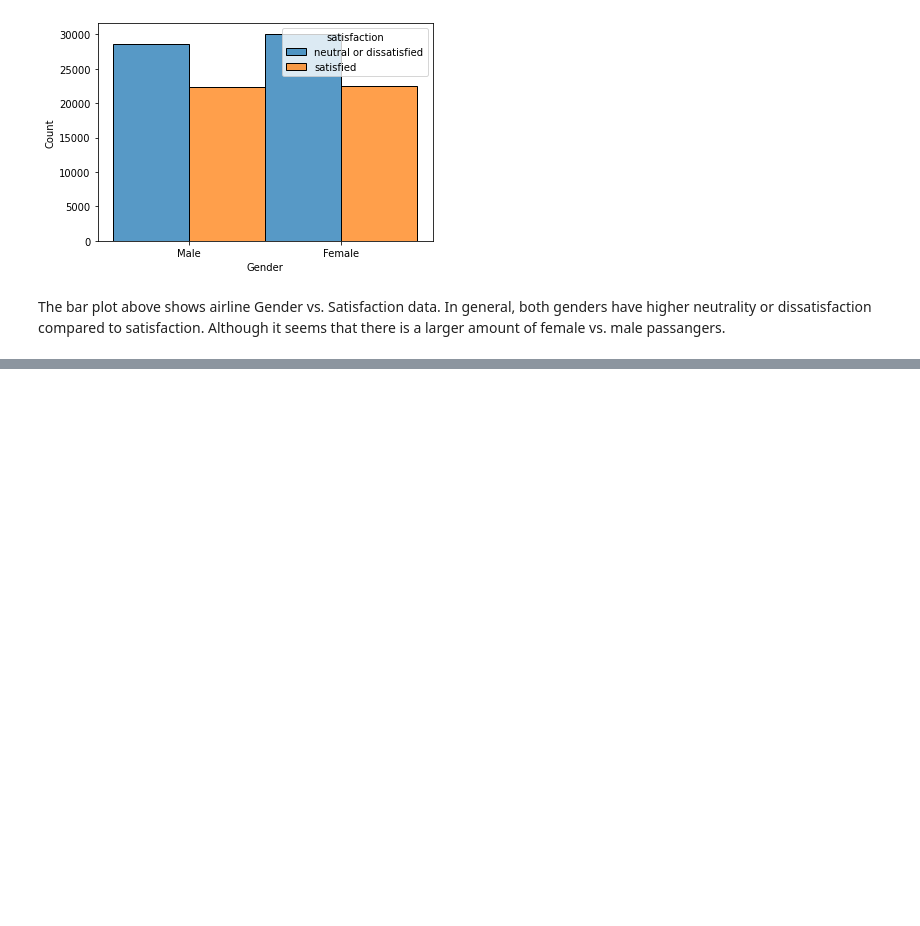
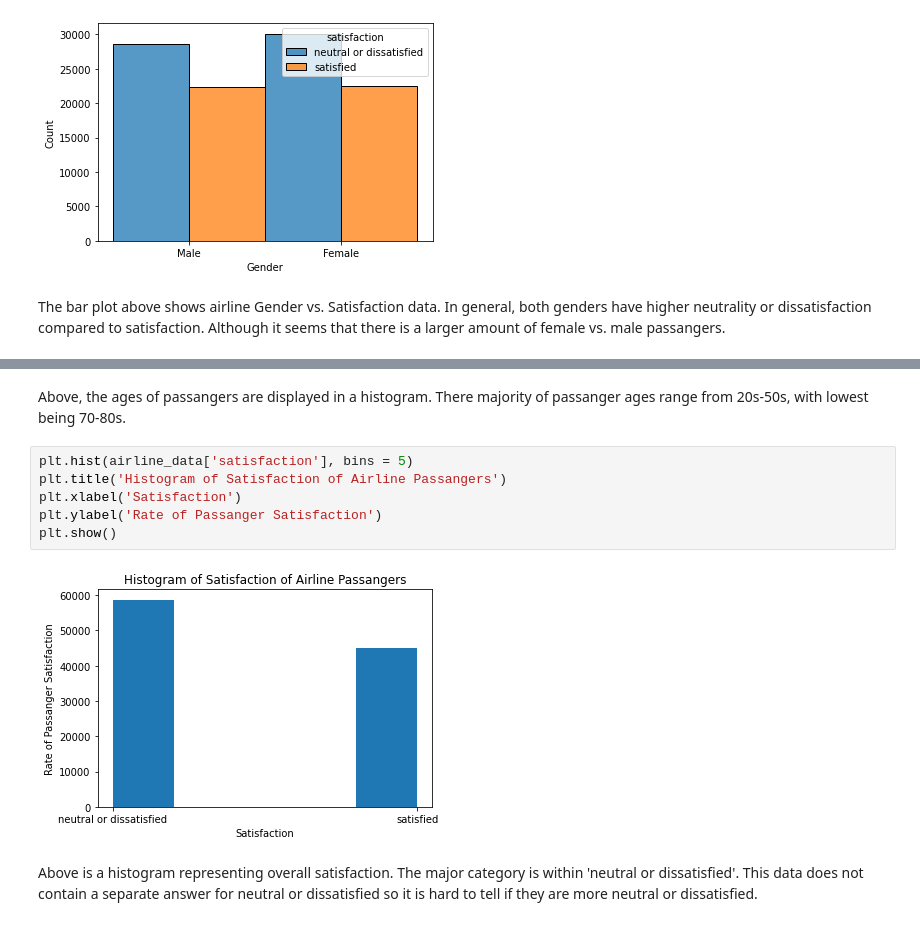
Before and after one commit to pemiran1/Capstone-Two-Airline-Satisfaction-Project, a Jupyter notebook: airline-project.ipynb, the cells around one changed output, grey strips where cells are left out. Cells and saved outputs as stored; diff of their text form; blank space fills up the shorter version.

```diff
--- a/airline-project.ipynb
+++ b/airline-project.ipynb
@@ -473,0 +475,12 @@ plt.show()
+# %% [markdown]
+Above, the ages of passangers are displayed in a histogram. There majority of passanger ages range from 20s-50s, with lowest being 70-80s.
+# %%
+plt.hist(airline_data['satisfaction'], bins = 5)
+plt.title('Histogram of Satisfaction of Airline Passangers')
+plt.xlabel('Satisfaction')
+plt.ylabel('Rate of Passanger Satisfaction')
+plt.show()
+# %% [output]
+[figure, added]
+# %% [markdown]
+Above is a histogram representing overall satisfaction. The major category is within 'neutral or dissatisfied'. This data does not contain a separate answer for neutral or dissatisfied so it is hard to tell if they are more neutral or dissatisfied.
```
Also changed, not shown: parts of 2 cells of this notebook.
